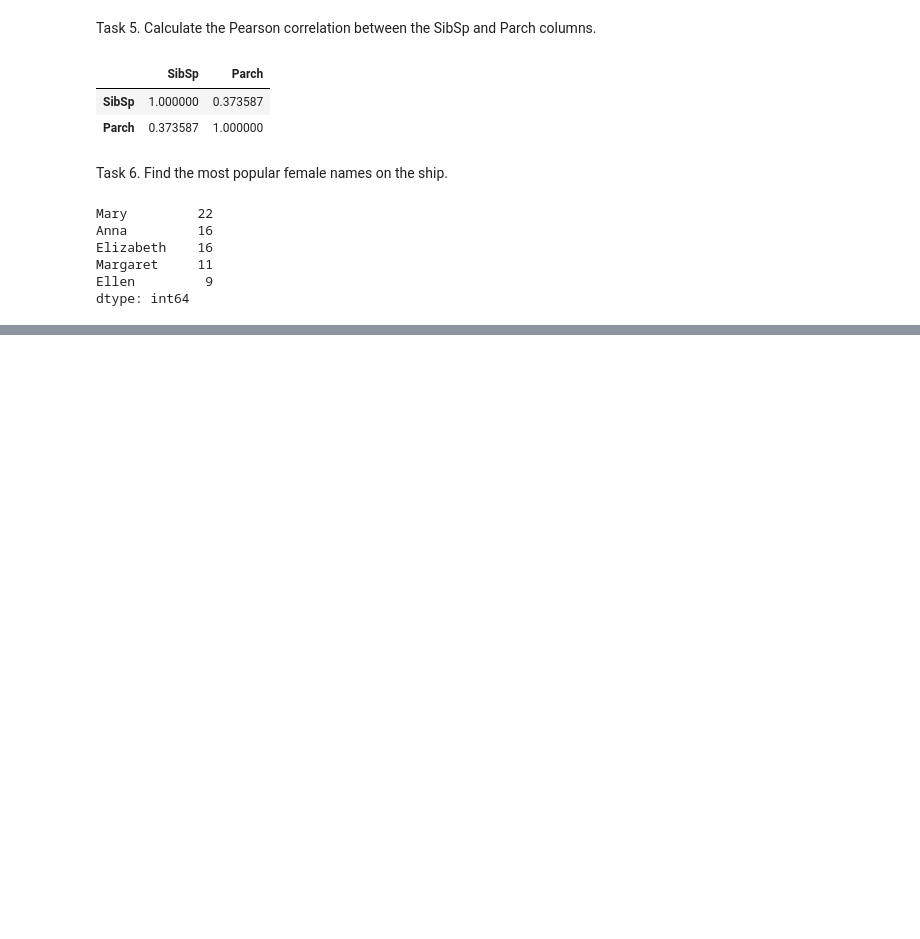
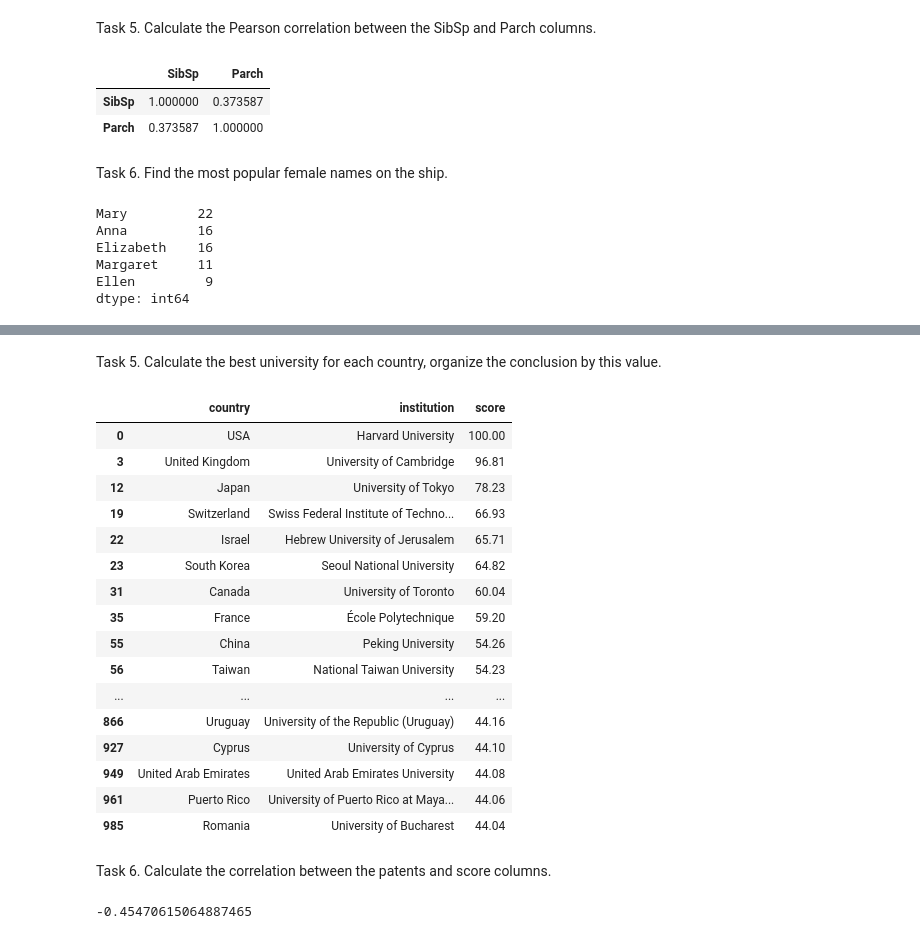
Before and after one commit to anastasiiakhil/Intro_to_DS, a Jupyter notebook: lab3.ipynb, the cells around one changed output, grey strips where cells are left out. Saved outputs shown, nothing was run; the diff lists cells and outputs as text; code cells hidden in the pictures; blank space fills up the shorter version.

```diff
--- a/lab3.ipynb
+++ b/lab3.ipynb
@@ -87,0 +169,29 @@ dtype: int64
+# %% [markdown]
+Task 5. Calculate the best university for each country, organize the conclusion by this value.
+# %%
+idxs_max_score = university_data_2015.groupby(['country'])['score'].idxmax()
+university_data_2015.iloc[idxs_max_score, :][['country', 'institution', 'score']].sort_values('score', ascending=False)
+# %% [output]
+|  | country | institution | score |
+| 0 | USA | Harvard University | 100.00 |
+| 3 | United Kingdom | University of Cambridge | 96.81 |
+| 12 | Japan | University of Tokyo | 78.23 |
+| 19 | Switzerland | Swiss Federal Institute of Techno... | 66.93 |
+| 22 | Israel | Hebrew University of Jerusalem | 65.71 |
+| 23 | South Korea | Seoul National University | 64.82 |
+| 31 | Canada | University of Toronto | 60.04 |
+| 35 | France | École Polytechnique | 59.20 |
+| 55 | China | Peking University | 54.26 |
+| 56 | Taiwan | National Taiwan University | 54.23 |
+| ... | ... | ... | ... |
+| 866 | Uruguay | University of the Republic (Uruguay) | 44.16 |
+| 927 | Cyprus | University of Cyprus | 44.10 |
+| 949 | United Arab Emirates | United Arab Emirates University | 44.08 |
+| 961 | Puerto Rico | University of Puerto Rico at Maya... | 44.06 |
+| 985 | Romania | University of Bucharest | 44.04 |
+# %% [markdown]
+Task 6. Calculate the correlation between the patents and score columns.
+# %%
+university_data_2015['patents'].corr(university_data_2015['score'], method='pearson')
+# %% [output]
+-0.45470615064887465
```
Also changed, not shown: parts of 18 cells of this notebook.
